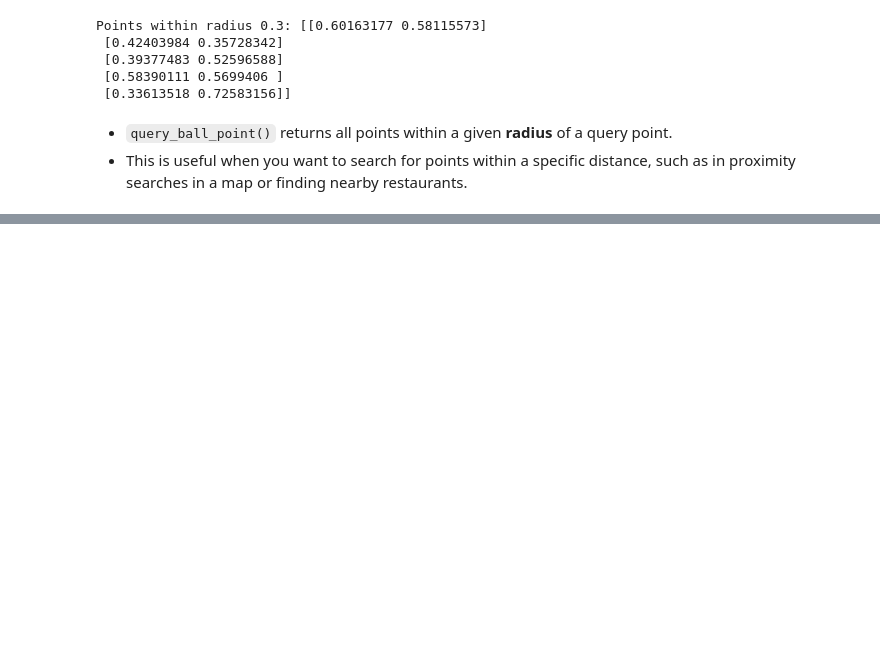
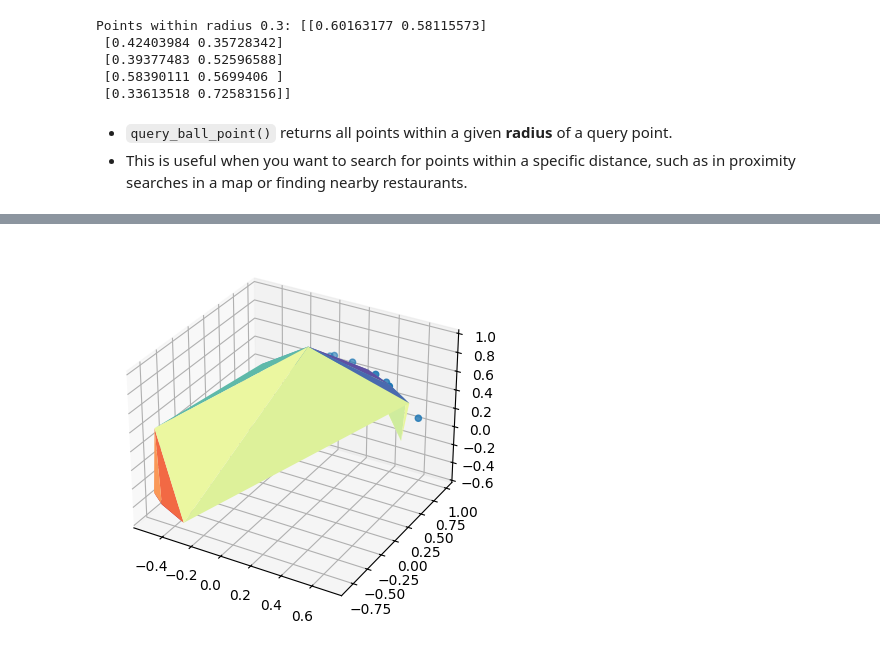
Before and after one commit to rubydamodar/SciPyMastery-From-Basics-to-Breakthroughs, a Jupyter notebook: Beginner Level/SCIPY-SPATIAL.ipynb, the cells around one changed output, grey strips where cells are left out. Saved outputs shown, nothing was run; the diff lists cells and outputs as text; code cells hidden in the pictures; blank space fills up the shorter version.

```diff
--- a/Beginner Level/SCIPY-SPATIAL.ipynb
+++ b/Beginner Level/SCIPY-SPATIAL.ipynb
@@ -257,0 +262,21 @@ Points within radius 0.3: [[0.60163177 0.58115573]
+# %%
+from scipy.spatial import SphericalVoronoi
+import numpy as np
+import matplotlib.pyplot as plt
+
+# Create random points on the surface of a unit sphere
+points = np.random.rand(10, 3)
+points /= np.linalg.norm(points, axis=1)[:, np.newaxis]  # Normalize to unit sphere
+
+sv = SphericalVoronoi(points)
+sv.sort_vertices_of_regions()
+
+# Plot the spherical Voronoi diagram
+fig = plt.figure()
+ax = fig.add_subplot(111, projection='3d')
+ax.scatter(points[:, 0], points[:, 1], points[:, 2])
+ax.plot_trisurf(sv.vertices[:, 0], sv.vertices[:, 1], sv.vertices[:, 2], triangles=sv.regions, cmap='Spectral')
+
+plt.show()
+# %% [output]
+[figure, added]
```
Also changed, not shown: parts of 5 cells of this notebook.
